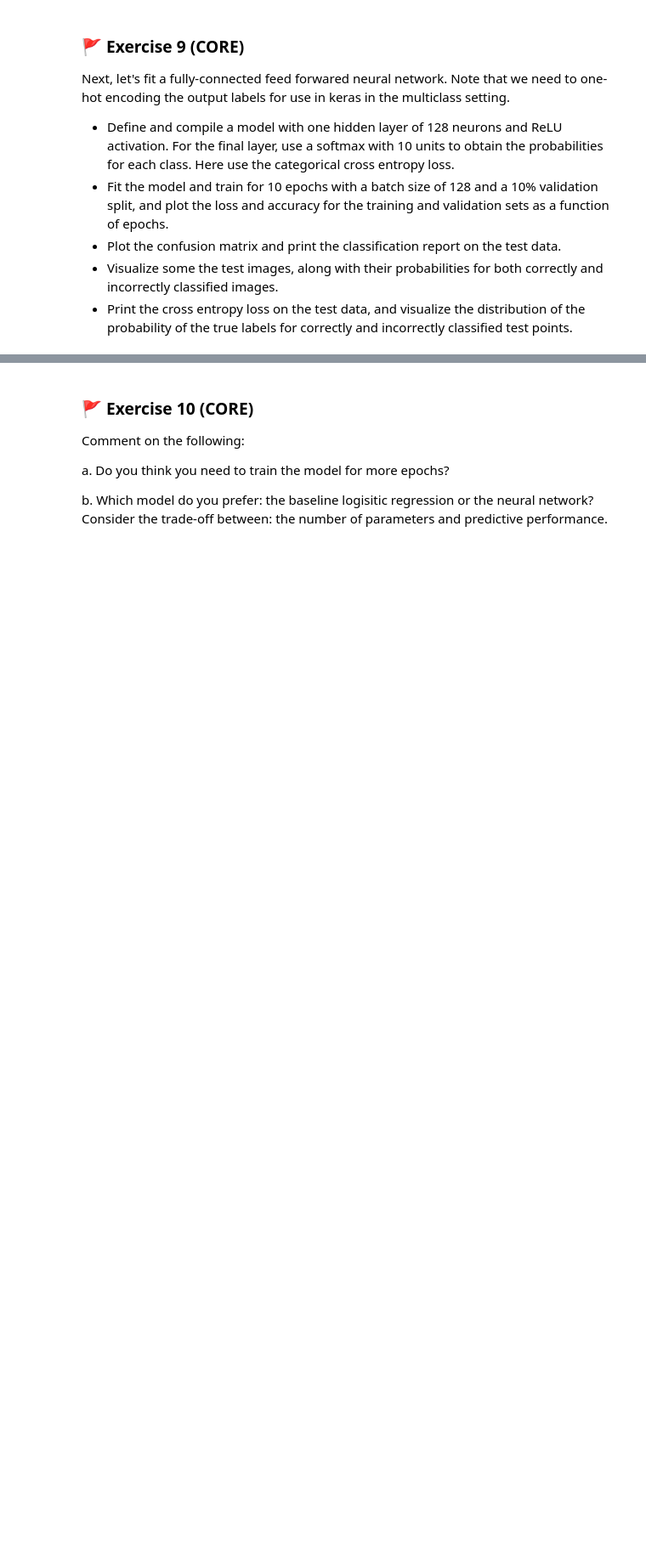
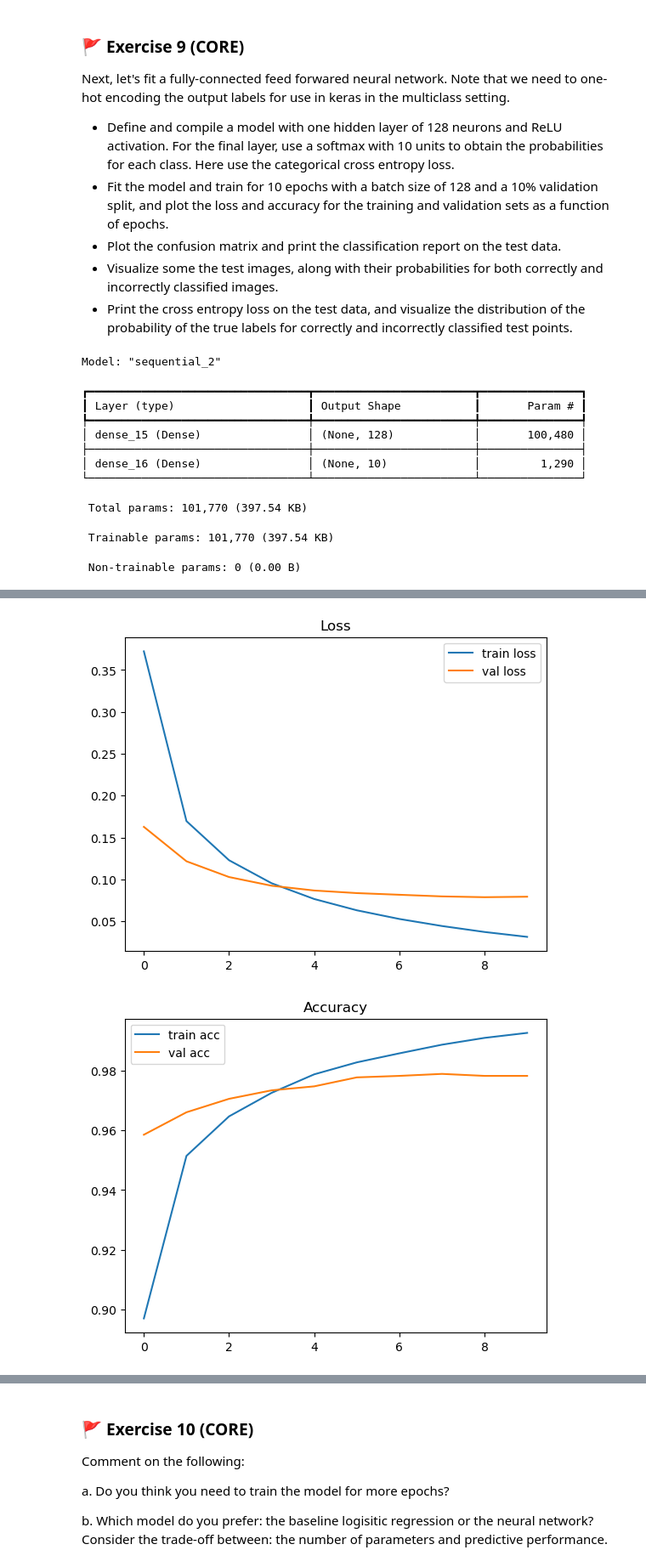
Before and after one commit to s2777427/MLP_2026_week09, a Jupyter notebook: mlp_week09.ipynb, the cells around one changed output, grey strips where cells are left out. Shown at 85% size. Cells and saved outputs as stored; diff of their text form; code cells hidden in the pictures; blank space fills up the shorter version.

```diff
--- a/mlp_week09.ipynb
+++ b/mlp_week09.ipynb
@@ -790,3 +828,72 @@ print("Original labels:", y_train[:5])
 print("One-hot encoded labels:\n", y_train_cat[:5])
 # %%
 # Code for your answer here!
+from tensorflow import keras
+from tensorflow.keras import layers
+
+y_train_oh = keras.utils.to_categorical(y_train, 10)
+y_test_oh = keras.utils.to_categorical(y_test, 10)
+model_nn = keras.Sequential([
+    layers.Dense(128, activation='relu', input_shape=(X_train.shape[1],)),
+    layers.Dense(10, activation='softmax')
+])
+
+model_nn.compile(
+    optimizer='adam',
+    loss='categorical_crossentropy',
+    metrics=['accuracy']
+)
+
+model_nn.summary()
+history = model_nn.fit(
+    X_train,
+    y_train_oh,
+    epochs=10,
+    batch_size=128,
+    validation_split=0.1
+)
+plt.plot(history.history['loss'], label='train loss')
+plt.plot(history.history['val_loss'], label='val loss')
+plt.legend()
+plt.title("Loss")
+plt.show()
+
+plt.plot(history.history['accuracy'], label='train acc')
+plt.plot(history.history['val_accuracy'], label='val acc')
+plt.legend()
+plt.title("Accuracy")
+plt.show()
+
+y_pred_prob = model_nn.predict(X_test)
+y_pred = np.argmax(y_pred_prob, axis=1)
+
+cm = confusion_matrix(y_test, y_pred)
+
+sns.heatmap(cm, annot=True, fmt='d', cmap='Blues')
+plt.title("Confusion Matrix")
+plt.xlabel("Predicted")
+plt.ylabel("True")
+plt.show()
+
+print(classification_report(y_test, y_pred))
+test_loss, test_acc = model_nn.evaluate(X_test, y_test_oh)
+print("Test cross-entropy loss:", test_loss)
+true_probs = y_pred_prob[np.arange(len(y_test)), y_test]
+correct_probs = true_probs[y_pred == y_test]
+wrong_probs = true_probs[y_pred != y_test]
+plt.hist(correct_probs, bins=30, alpha=0.5, label='Correct')
+plt.hist(wrong_probs, bins=30, alpha=0.5, label='Wrong')
+plt.legend()
+plt.show()
+# %% [output]
+Model: "sequential_2"
+┏━━━━━━━━━━━━━━━━━━━━━━━━━━━━━━━━━┳━━━━━━━━━━━━━━━━━━━━━━━━┳━━━━━━━━━━━━━━━┓
+┃ Layer (type)                    ┃ Output Shape           ┃       Param # ┃
+┡━━━━━━━━━━━━━━━━━━━━━━━━━━━━━━━━━╇━━━━━━━━━━━━━━━━━━━━━━━━╇━━━━━━━━━━━━━━━┩
+│ dense_15 (Dense)                │ (None, 128)            │       100,480 │
+├─────────────────────────────────┼────────────────────────┼───────────────┤
+│ dense_16 (Dense)                │ (None, 10)             │         1,290 │
+└─────────────────────────────────┴────────────────────────┴───────────────┘
+ Total params: 101,770 (397.54 KB)
+ Trainable params: 101,770 (397.54 KB)
+ Non-trainable params: 0 (0.00 B)
@@ -792,0 +920,2 @@ print("One-hot encoded labels:\n", y_train_cat[:5])
+[figure, added]
+[figure, added]
```
Also changed, not shown: parts of 7 cells of this notebook, 1 other file.
